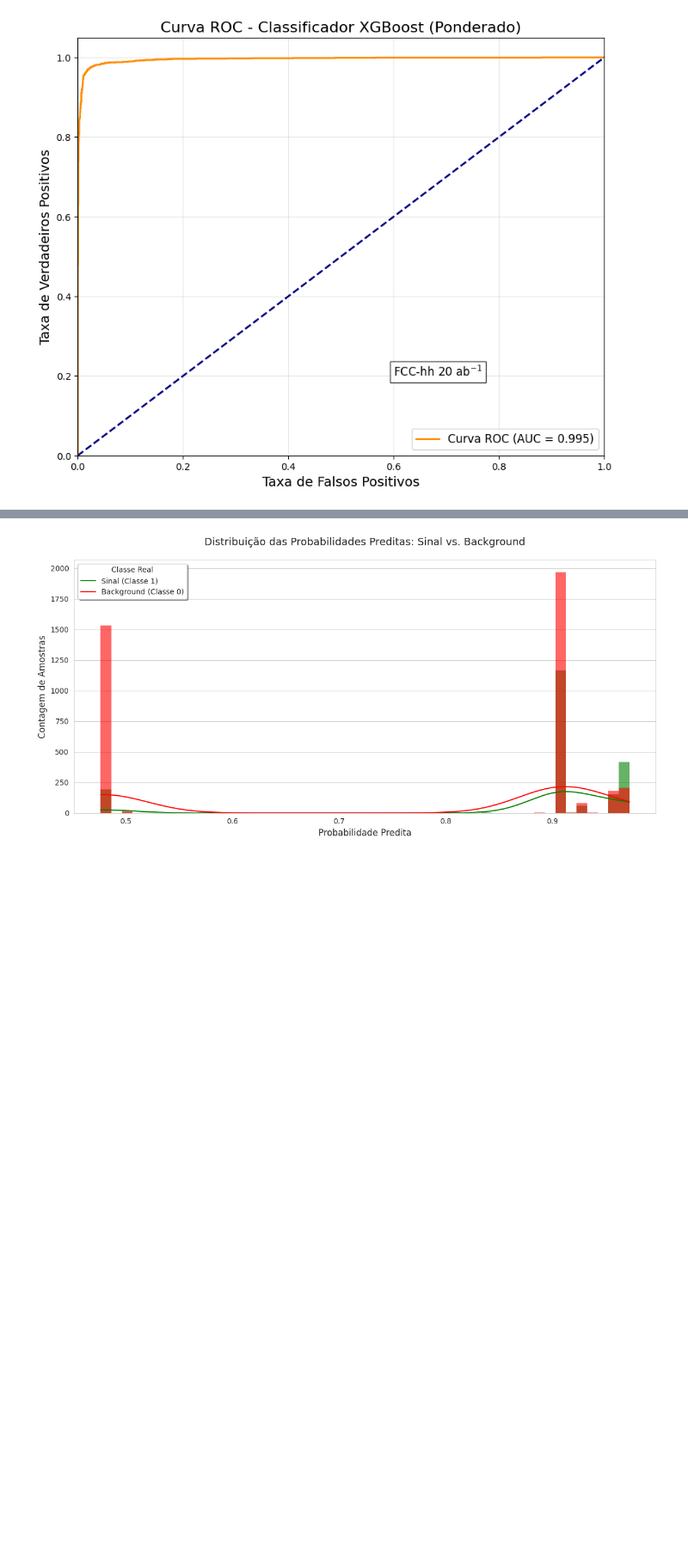
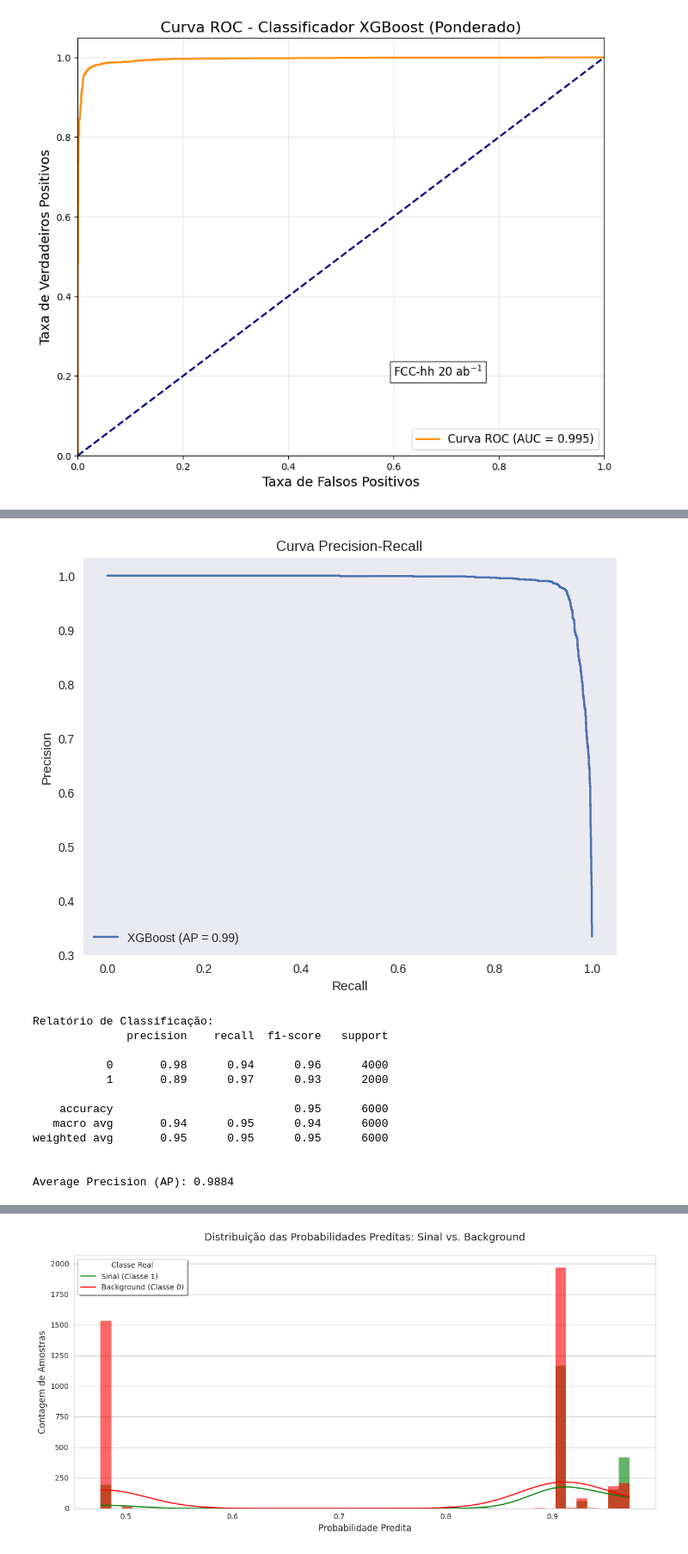
Before and after one commit to LeviPhelipe/Analise-2b2mu-2h, a Jupyter notebook: XGBoost_v4.ipynb, the cells around one changed output, grey strips where cells are left out. Shown: that part at 86% size. Saved outputs shown, nothing was run; the diff lists cells and outputs as text; code cells hidden in the pictures; blank space fills up the shorter version.

```diff
--- a/XGBoost_v4.ipynb
+++ b/XGBoost_v4.ipynb
@@ -565,3 +529,41 @@ Precision @ Recall 0.5: 1.0000
+# %%
+from sklearn.metrics import precision_recall_curve, average_precision_score
+import matplotlib.pyplot as plt
+
+# Calcular as métricas para a curva Precision-Recall
+precision, recall, thresholds = precision_recall_curve(y_test, y_pred_proba)
+average_precision = average_precision_score(y_test, y_pred_proba)
+
+# Plotar a curva Precision-Recall
+plt.figure(figsize=(8, 6))
+plt.plot(recall, precision, label=f'XGBoost (AP = {average_precision:.2f})')
+plt.xlabel('Recall')
+plt.ylabel('Precision')
+plt.title('Curva Precision-Recall')
+plt.legend()
+plt.grid()
+plt.show()
+
+# Você também pode adicionar outras métricas importantes
+from sklearn.metrics import classification_report
+
+print("\nRelatório de Classificação:")
+print(classification_report(y_test, y_pred))
+print(f"\nAverage Precision (AP): {average_precision:.4f}")
+# %% [output]
+[figure, added]
+Relatório de Classificação:
+              precision    recall  f1-score   support
+
+           0       0.98      0.94      0.96      4000
+           1       0.89      0.97      0.93      2000
+
+    accuracy                           0.95      6000
+   macro avg       0.94      0.95      0.94      6000
+weighted avg       0.95      0.95      0.95      6000
+
+
+Average Precision (AP): 0.9884
 # %%
 import numpy as np
 import matplotlib.pyplot as plt
```
Also changed, not shown: parts of 8 cells of this notebook.
